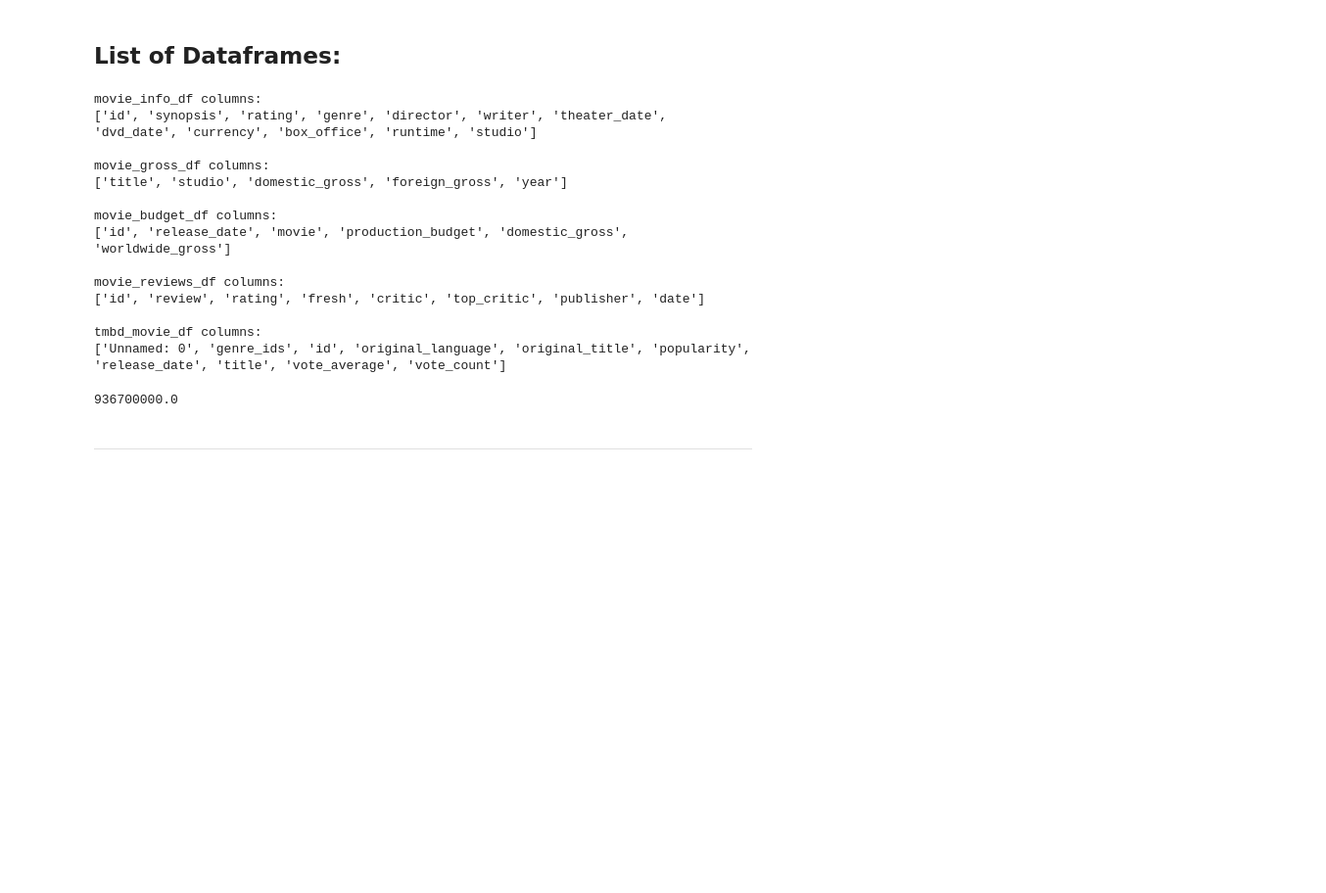
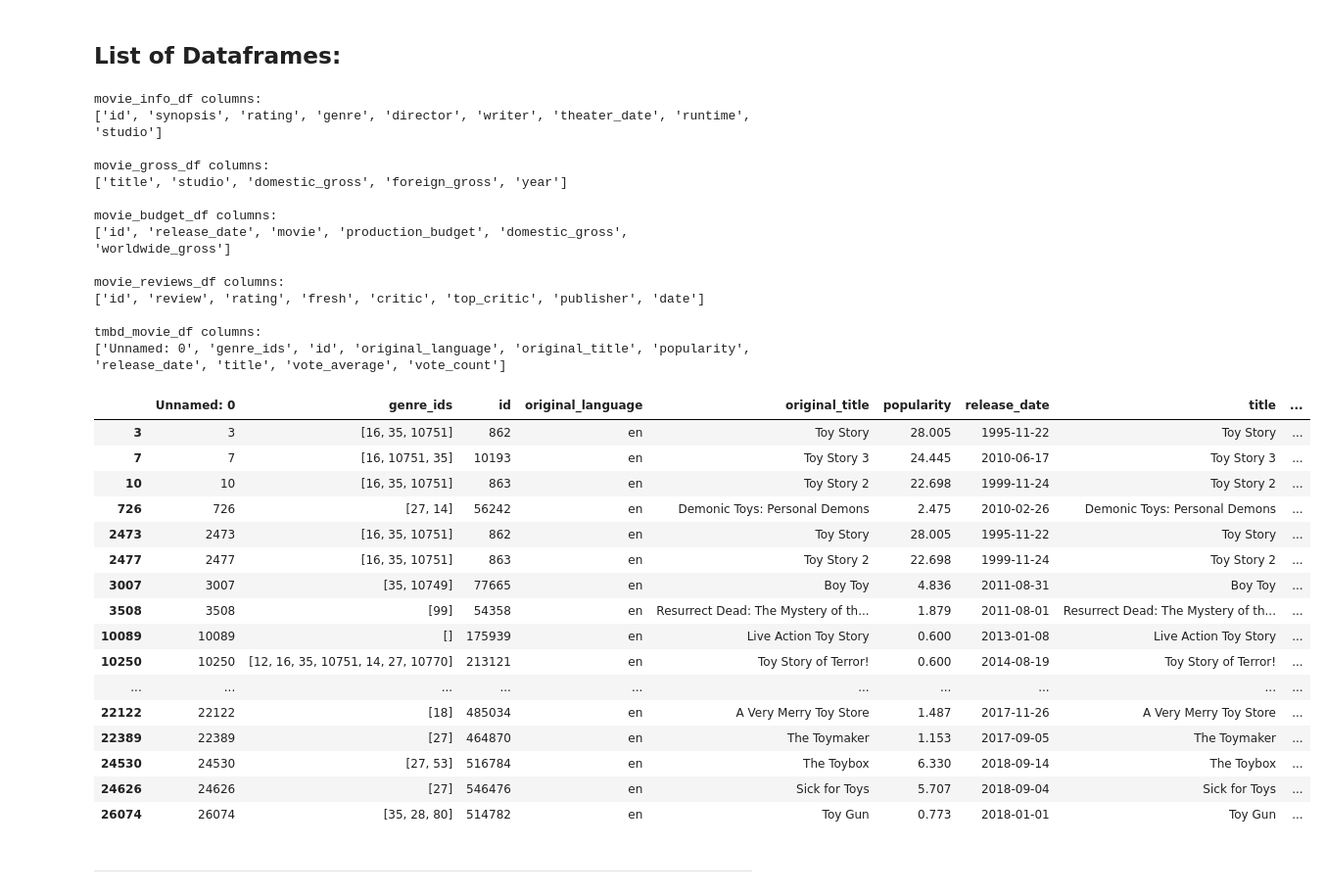
Before and after one commit to learn-co-curriculum/dsc-phase-2-project-v3, a Jupyter notebook: main_workbook.ipynb, the cells around one changed output. Shown: that part at 98% size. Cells and saved outputs as stored; diff of their text form; code cells hidden in the pictures; blank space fills up the shorter version.

```diff
--- a/main_workbook.ipynb
+++ b/main_workbook.ipynb
@@ -8,18 +8,25 @@ import zipfile
 # %%
 # Dataframes
 movie_info_df = pd.read_csv('zippedData/rt.movie_info.tsv.gz', sep='\t', compression='gzip')
+movie_info_drop = ['box_office', 'currency', 'dvd_date']
+movie_info_df = movie_info_df.drop(columns=movie_info_drop)
 print(f'movie_info_df columns: \n{list(movie_info_df.columns)}\n')
+
+
 movie_gross_df = pd.read_csv('zippedData/bom.movie_gross.csv.gz')
 print(f'movie_gross_df columns: \n{list(movie_gross_df.columns)}\n')
+
 movie_budget_df = pd.read_csv('zippedData/tn.movie_budgets.csv.gz')
 print(f'movie_budget_df columns: \n{list(movie_budget_df.columns)}\n')
+
 movie_reviews_df = pd.read_csv('zippedData/rt.reviews.tsv.gz', sep='\t', compression='gzip', encoding='latin-1')
 print(f'movie_reviews_df columns: \n{list(movie_reviews_df.columns)}\n')
+
 tmbd_movie_df = pd.read_csv('zippedData/tmdb.movies.csv.gz')
 print(f'tmbd_movie_df columns: \n{list(tmbd_movie_df.columns)}\n')
 # %% [output]
 movie_info_df columns:
-['id', 'synopsis', 'rating', 'genre', 'director', 'writer', 'theater_date', 'dvd_date', 'currency', 'box_office', 'runtime', 'studio']
+['id', 'synopsis', 'rating', 'genre', 'director', 'writer', 'theater_date', 'runtime', 'studio']
 
 movie_gross_df columns:
 ['title', 'studio', 'domestic_gross', 'foreign_gross', 'year']
@@ -32,10 +39,26 @@ movie_reviews_df columns:
 
 tmbd_movie_df columns:
 ['Unnamed: 0', 'genre_ids', 'id', 'original_language', 'original_title', 'popularity', 'release_date', 'title', 'vote_average', 'vote_count']
-# %%
-movie_gross_df['domestic_gross'].max()
-# %% [output]
-936700000.0
+# %%
+tmbd_movie_df[tmbd_movie_df['original_title'].str.contains("Toy")]
+# %% [output]
+|  | Unnamed: 0 | genre_ids | id | original_language | original_title | popularity | release_date | title | ... |
+| 3 | 3 | [16, 35, 10751] | 862 | en | Toy Story | 28.005 | 1995-11-22 | Toy Story | ... |
+| 7 | 7 | [16, 10751, 35] | 10193 | en | Toy Story 3 | 24.445 | 2010-06-17 | Toy Story 3 | ... |
+| 10 | 10 | [16, 35, 10751] | 863 | en | Toy Story 2 | 22.698 | 1999-11-24 | Toy Story 2 | ... |
+| 726 | 726 | [27, 14] | 56242 | en | Demonic Toys: Personal Demons | 2.475 | 2010-02-26 | Demonic Toys: Personal Demons | ... |
+| 2473 | 2473 | [16, 35, 10751] | 862 | en | Toy Story | 28.005 | 1995-11-22 | Toy Story | ... |
+| 2477 | 2477 | [16, 35, 10751] | 863 | en | Toy Story 2 | 22.698 | 1999-11-24 | Toy Story 2 | ... |
+| 3007 | 3007 | [35, 10749] | 77665 | en | Boy Toy | 4.836 | 2011-08-31 | Boy Toy | ... |
+| 3508 | 3508 | [99] | 54358 | en | Resurrect Dead: The Mystery of th... | 1.879 | 2011-08-01 | Resurrect Dead: The Mystery of th... | ... |
+| 10089 | 10089 | [] | 175939 | en | Live Action Toy Story | 0.600 | 2013-01-08 | Live Action Toy Story | ... |
+| 10250 | 10250 | [12, 16, 35, 10751, 14, 27, 10770] | 213121 | en | Toy Story of Terror! | 0.600 | 2014-08-19 | Toy Story of Terror! | ... |
+| ... | ... | ... | ... | ... | ... | ... | ... | ... | ... |
+| 22122 | 22122 | [18] | 485034 | en | A Very Merry Toy Store | 1.487 | 2017-11-26 | A Very Merry Toy Store | ... |
+| 22389 | 22389 | [27] | 464870 | en | The Toymaker | 1.153 | 2017-09-05 | The Toymaker | ... |
+| 24530 | 24530 | [27, 53] | 516784 | en | The Toybox | 6.330 | 2018-09-14 | The Toybox | ... |
+| 24626 | 24626 | [27] | 546476 | en | Sick for Toys | 5.707 | 2018-09-04 | Sick for Toys | ... |
+| 26074 | 26074 | [35, 28, 80] | 514782 | en | Toy Gun | 0.773 | 2018-01-01 | Toy Gun | ... |
 # %% [markdown]
 ---
 # %% [markdown]
```
Also changed, not shown: parts of 3 cells of this notebook.
